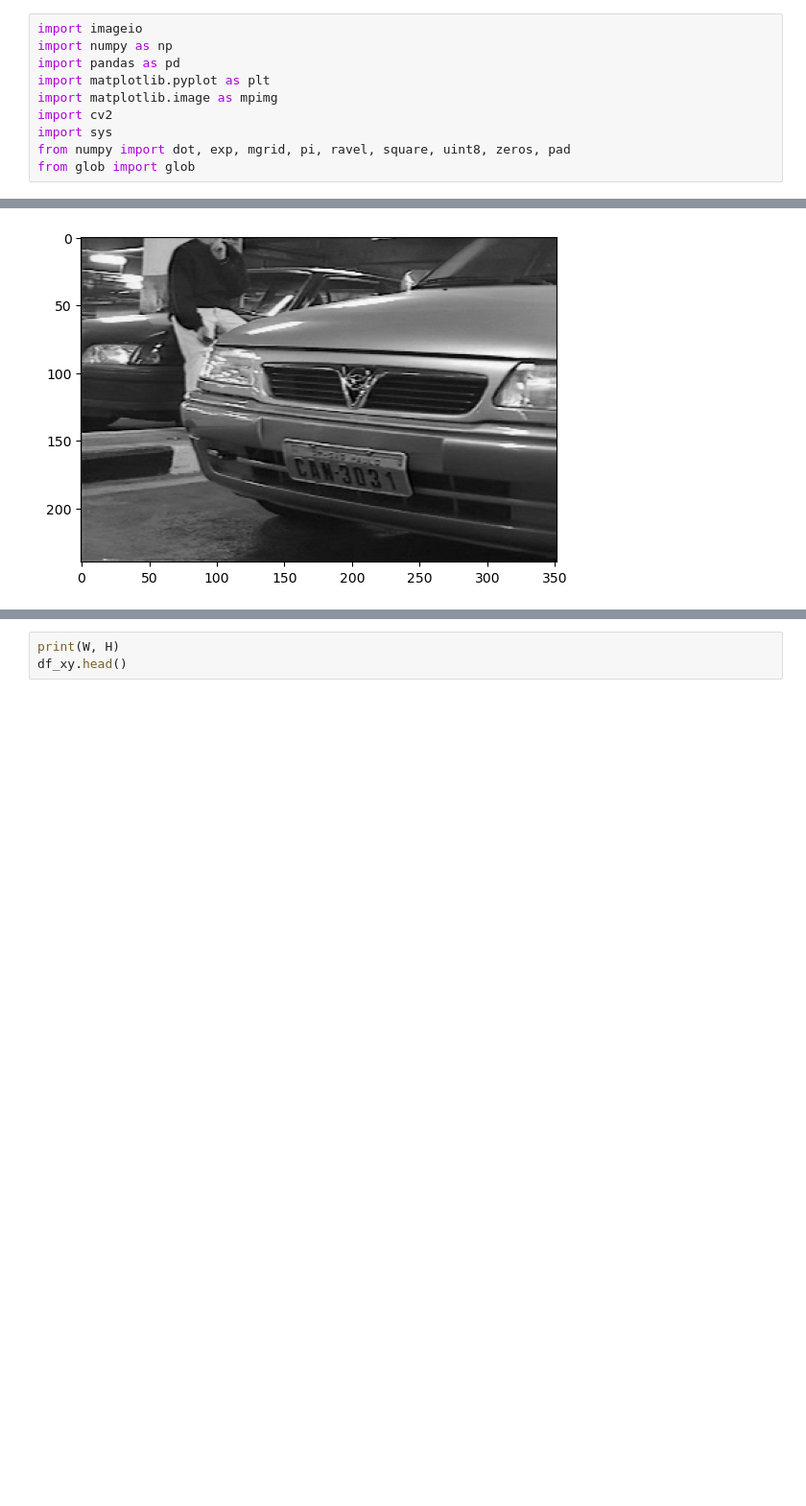
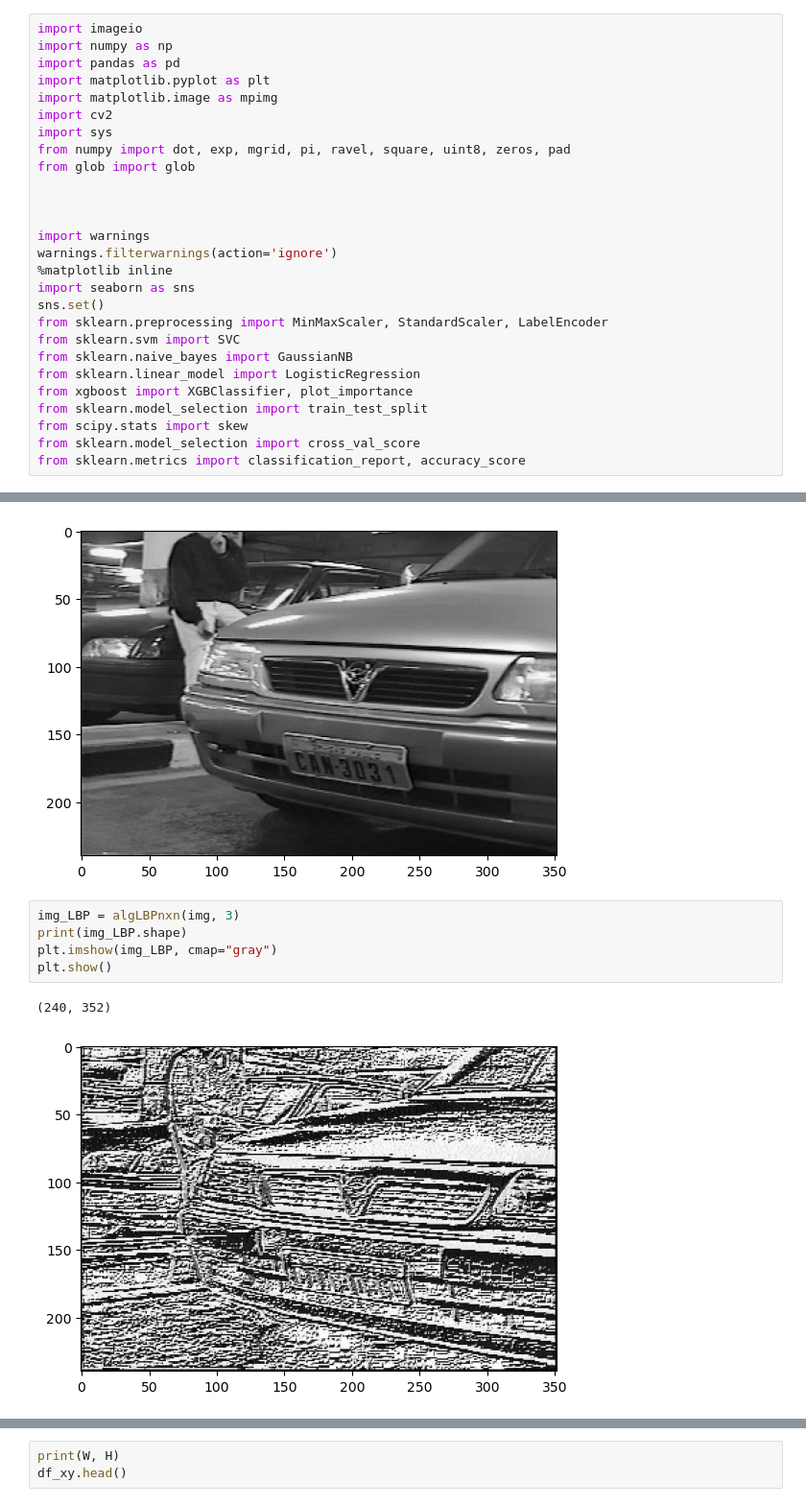
Before and after one commit to yonkeenn/projectCarPlateDetection, a Jupyter notebook: projectCarPlateDetection_CV.ipynb, the cells around one changed output, grey strips where cells are left out. Shown at 96% size. Cells and saved outputs as stored; diff of their text form; blank space fills up the shorter version.

```diff
--- a/projectCarPlateDetection_CV.ipynb
+++ b/projectCarPlateDetection_CV.ipynb
@@ -8,4 +8,21 @@ import cv2
 import sys
 from numpy import dot, exp, mgrid, pi, ravel, square, uint8, zeros, pad
 from glob import glob
+
+
+
+import warnings
+warnings.filterwarnings(action='ignore')
+%matplotlib inline
+import seaborn as sns
+sns.set()
+from sklearn.preprocessing import MinMaxScaler, StandardScaler, LabelEncoder
+from sklearn.svm import SVC
+from sklearn.naive_bayes import GaussianNB
+from sklearn.linear_model import LogisticRegression
+from xgboost import XGBClassifier, plot_importance
+from sklearn.model_selection import train_test_split
+from scipy.stats import skew
+from sklearn.model_selection import cross_val_score
+from sklearn.metrics import classification_report, accuracy_score
 # %% [markdown]
@@ -337,5 +355,13 @@ plt.show()
 # %% [output]
 Tamño de la image:  (240, 352)
 [figure]
+# %%
+img_LBP = algLBPnxn(img, 3)
+print(img_LBP.shape)
+plt.imshow(img_LBP, cmap="gray")
+plt.show()
+# %% [output]
+(240, 352)
+[figure, added]
 # %%
 ex = 1
```
Also changed, not shown: parts of 42 cells of this notebook.
